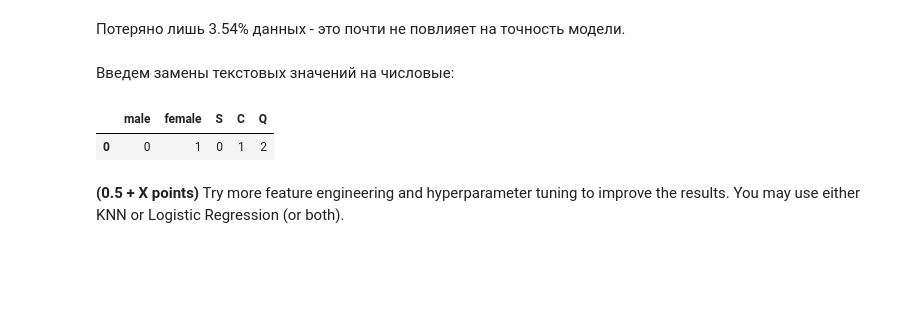
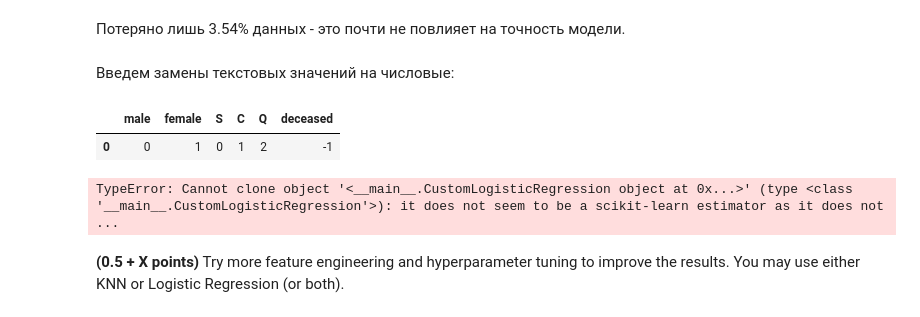
Before and after one commit to LaSegadora/rsschool_5_classification_linear_knn, a Jupyter notebook: hw_classification.ipynb, the cells around one changed output. Saved outputs shown, nothing was run; the diff lists cells and outputs as text; code cells hidden in the pictures; blank space fills up the shorter version.

```diff
--- a/hw_classification.ipynb
+++ b/hw_classification.ipynb
@@ -742,8 +742,8 @@ print(f'{data_.shape[0]}, потери={(1-data_.shape[0]/data.shape[0])*100:.2f
 # %% [markdown]
 Введем замены текстовых значений на числовые:
 # %%
-pd.DataFrame({'male':[0],'female':[1],'S':[0],'C':[1],'Q':[2]})
+pd.DataFrame({'male':[0],'female':[1],'S':[0],'C':[1],'Q':[2],'deceased':-1})
 # %% [output]
-|  | male | female | S | C | Q |
-| 0 | 0 | 1 | 0 | 1 | 2 |
+|  | male | female | S | C | Q | deceased |
+| 0 | 0 | 1 | 0 | 1 | 2 | -1 |
 # %%
@@ -750,0 +759,4 @@ data_.replace({'male':[0],'female':[1],'S':[0],'C':[1],'Q':[2]},inplace=True)
+# %%
+result = cross_val_score(CustomLogisticRegression(),X,y,scoring='neg_root_mean_squared_error')
+# %% [output]
+TypeError: Cannot clone object '<__main__.CustomLogisticRegression object at 0x...>' (type <class '__main__.CustomLogisticRegression'>): it does not seem to be a scikit-learn estimator as it does not  ...
```
Also changed, not shown: parts of 6 cells of this notebook.
